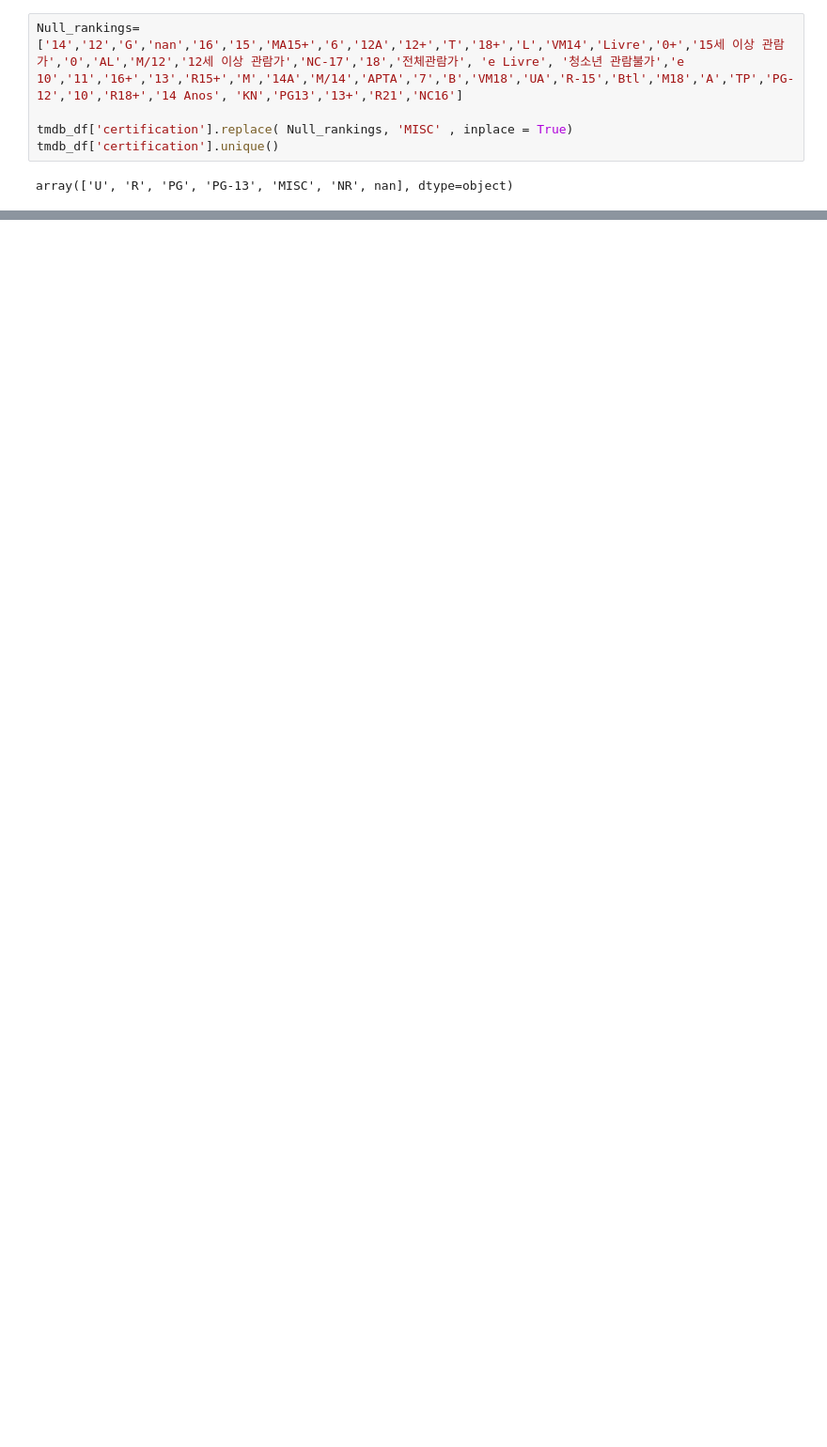
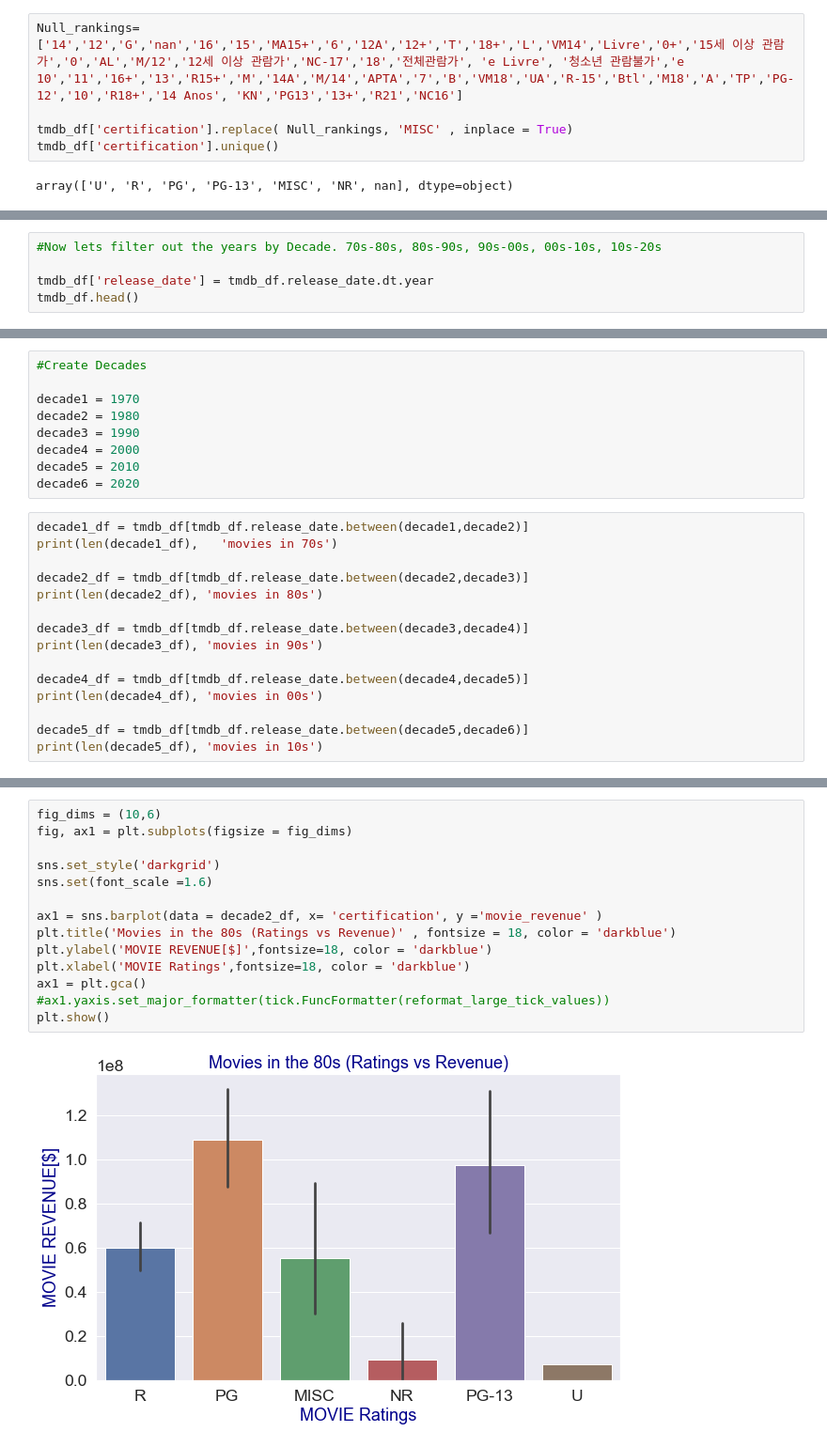
Before and after one commit to phillipojo24/dsc-mod-1-project-v2-1-onl01-dtsc-pt-041320, a Jupyter notebook: student.ipynb, the cells around one changed output, grey strips where cells are left out. Shown at 94% size. Drawn from its saved outputs; the diff is of its cells as text; blank space fills up the shorter version.

```diff
--- a/student.ipynb
+++ b/student.ipynb
@@ -256,0 +342,5 @@ plt.show()
+# %%
+#Now lets filter out the years by Decade. 70s-80s, 80s-90s, 90s-00s, 00s-10s, 10s-20s
+
+tmdb_df['release_date'] = tmdb_df.release_date.dt.year
+tmdb_df.head()
@@ -256,0 +354,24 @@ plt.show()
+# %%
+#Create Decades
+
+decade1 = 1970
+decade2 = 1980
+decade3 = 1990
+decade4 = 2000
+decade5 = 2010
+decade6 = 2020
+# %%
+decade1_df = tmdb_df[tmdb_df.release_date.between(decade1,decade2)]
+print(len(decade1_df),   'movies in 70s')
+
+decade2_df = tmdb_df[tmdb_df.release_date.between(decade2,decade3)]
+print(len(decade2_df), 'movies in 80s')
+
+decade3_df = tmdb_df[tmdb_df.release_date.between(decade3,decade4)]
+print(len(decade3_df), 'movies in 90s')
+
+decade4_df = tmdb_df[tmdb_df.release_date.between(decade4,decade5)]
+print(len(decade4_df), 'movies in 00s')
+
+decade5_df = tmdb_df[tmdb_df.release_date.between(decade5,decade6)]
+print(len(decade5_df), 'movies in 10s')
@@ -256,0 +384,16 @@ plt.show()
+# %%
+fig_dims = (10,6)
+fig, ax1 = plt.subplots(figsize = fig_dims)
+
+sns.set_style('darkgrid')
+sns.set(font_scale =1.6)
+
+ax1 = sns.barplot(data = decade2_df, x= 'certification', y ='movie_revenue' )
+plt.title('Movies in the 80s (Ratings vs Revenue)' , fontsize = 18, color = 'darkblue')
+plt.ylabel('MOVIE REVENUE[$]',fontsize=18, color = 'darkblue')
+plt.xlabel('MOVIE Ratings',fontsize=18, color = 'darkblue')
+ax1 = plt.gca()
+#ax1.yaxis.set_major_formatter(tick.FuncFormatter(reformat_large_tick_values))
+plt.show()
+# %% [output]
+[figure, added]
```
Also changed, not shown: parts of 23 cells of this notebook, 2 other files.
